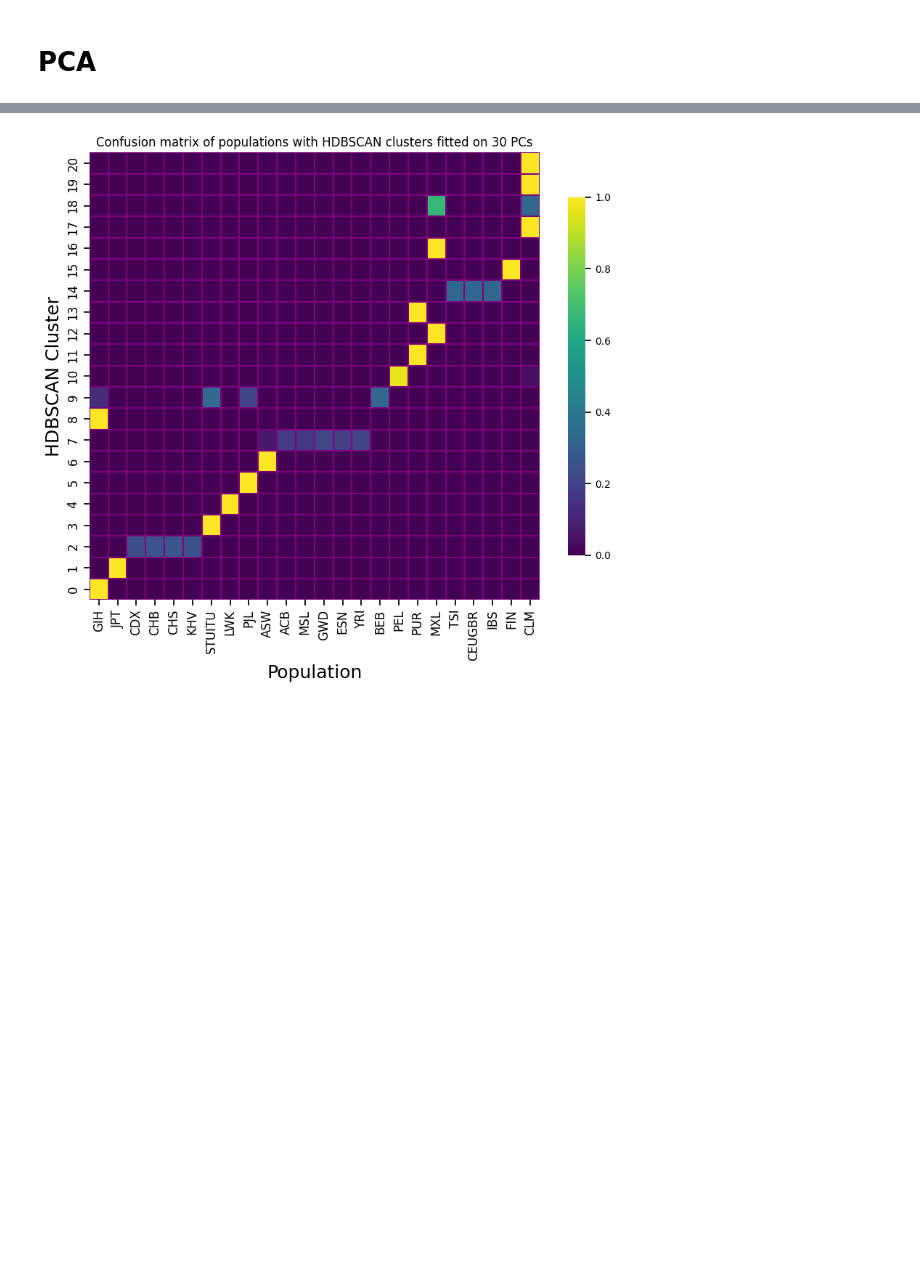
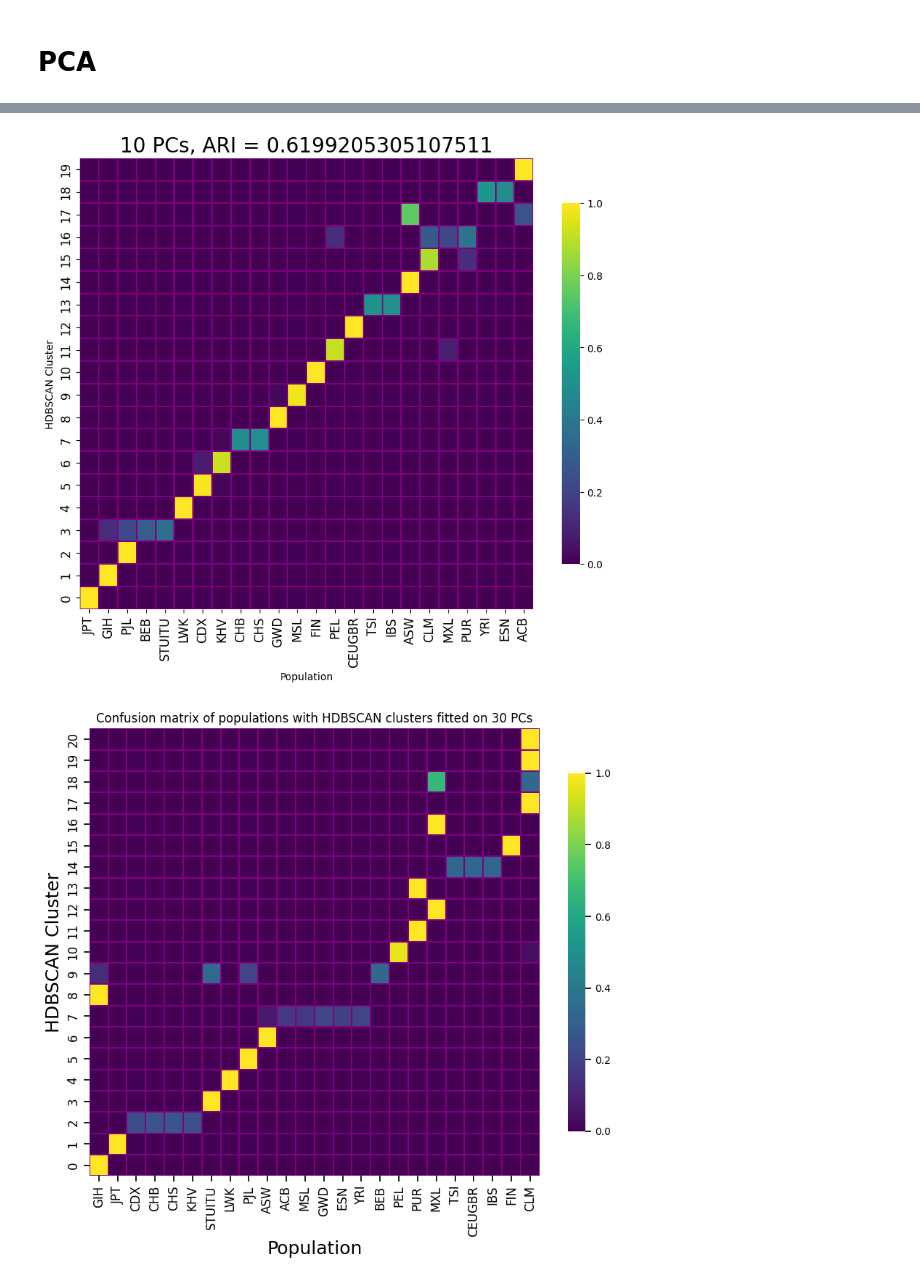
Before and after one commit to latent-reasoning-works/manylatents, a Jupyter notebook: notebooks/phate_1000G_HDBSCAN.ipynb, the cells around one changed output, grey strips where cells are left out. Cells and saved outputs as stored; diff of their text form; code cells hidden in the pictures; blank space fills up the shorter version.

```diff
--- a/notebooks/phate_1000G_HDBSCAN.ipynb
+++ b/notebooks/phate_1000G_HDBSCAN.ipynb
@@ -179,15 +258,15 @@ plt.show()
 # %% [markdown]
 # PCA
 # %%
-pca_obj = sklearn.decomposition.PCA(n_components=30, random_state=42)
+pca_obj = sklearn.decomposition.PCA(n_components=10, random_state=42)
 pca_embedding = pca_obj.fit_transform(inputs)
 # %%
 # hdbscan parameters
-min_points = 2 # 25
-eps = 0.3
+min_points = 4 # 25
+eps = 0.0
 min_samples = None
 metric = 'euclidean'
-alpha = 1.8
+alpha = 1.0
 # %%
 # use hdbscan package
 clusterer = hdbscan.HDBSCAN(min_cluster_size=min_points,min_samples=min_samples, alpha = alpha,
@@ -214,21 +309,23 @@ proportions = crosstab.div(crosstab.sum(axis=1), axis=0)
 ordered_populations = proportions.idxmax().sort_values().index
 proportions = proportions[ordered_populations]
 # %%
-# 3 PCs
+# 10 PCs
 plt.figure(figsize=(10, 8))
 heatmap = sns.heatmap(proportions, cmap='viridis', annot=False,linewidths=0.05, linecolor='purple',
                       cbar_kws={'shrink': 0.8})
 heatmap.invert_yaxis()
 plt.xlabel('Population')
 plt.ylabel('HDBSCAN Cluster')
 heatmap.set_xticklabels(heatmap.get_xticklabels(), rotation=90, fontsize=12)
 heatmap.set_yticklabels(heatmap.get_yticklabels(), fontsize=12)
-plt.title('Confusion matrix of populations with HDBSCAN clusters fitted on 3 PCs', fontsize=12)
+plt.title(f'10 PCs, ARI = {ari_score_PCA}', fontsize=20)
 
 # Adjust the color bar tick labels font size
 cbar = heatmap.collections[0].colorbar
 cbar.ax.tick_params(labelsize=10)
 plt.show()
+# %% [output]
+[figure, added]
 # %%
 # 30 PCs
 plt.figure(figsize=(10, 8))
```
Also changed, not shown: parts of 23 cells of this notebook.
